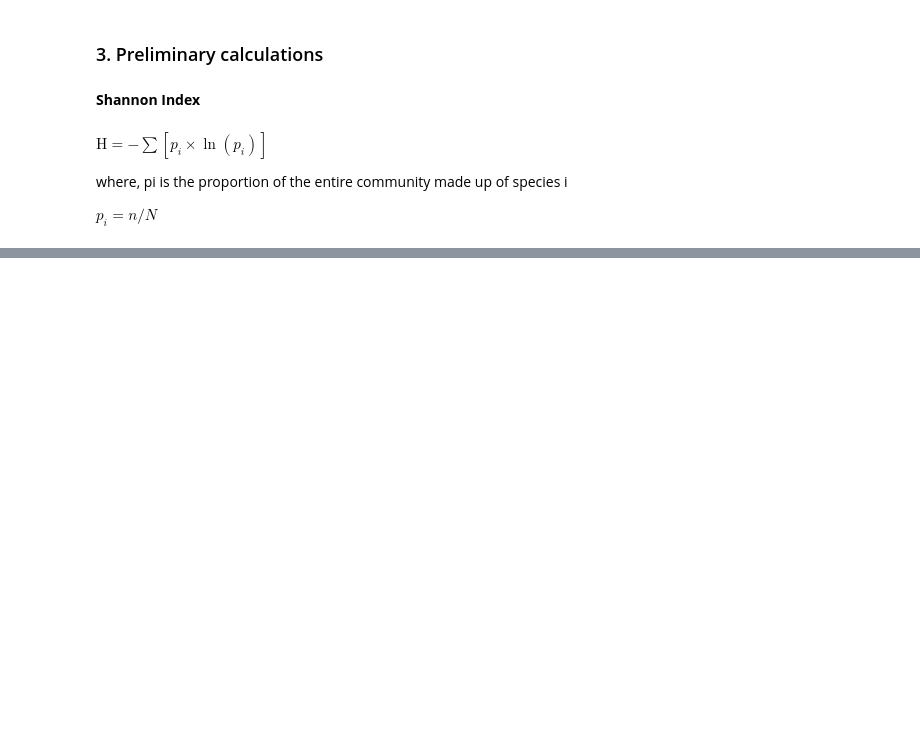
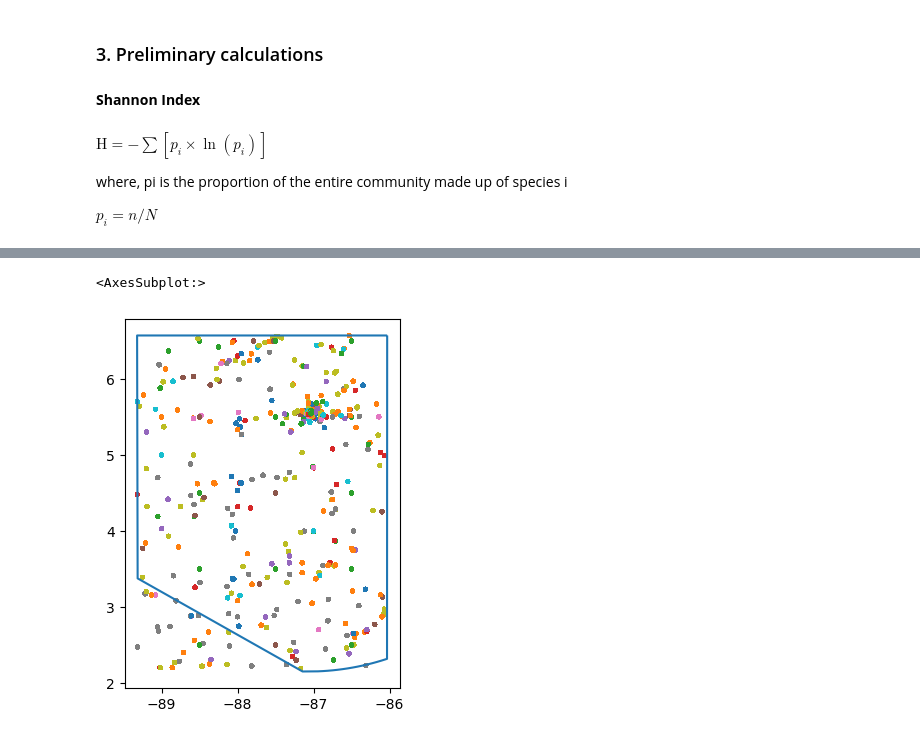
Before and after one commit to Open-Earth-Foundation/oceanprogram, a Jupyter notebook: Marine_Ecosystem_Credits/Marine_Biodiversity/MBU_Methodology/Modulating_Factor1_ShannonIndex.ipynb, the cells around one changed output, grey strips where cells are left out. Cells and saved outputs as stored; diff of their text form; code cells hidden in the pictures; blank space fills up the shorter version.

```diff
--- a/Marine_Ecosystem_Credits/Marine_Biodiversity/MBU_Methodology/Modulating_Factor1_ShannonIndex.ipynb
+++ b/Marine_Ecosystem_Credits/Marine_Biodiversity/MBU_Methodology/Modulating_Factor1_ShannonIndex.ipynb
@@ -161,0 +174,3 @@ shannon(ACMC, df, grid, 'abundance')
+# %%
+query = occurrences.search(geometry=geometry)
+query.execute()
@@ -161,0 +193,21 @@ shannon(ACMC, df, grid, 'abundance')
+# %%
+# Returns the data
+obis = query.data
+# %%
+# convert OBIS dataframe to geodataframe
+obis = gpd.GeoDataFrame(obis,
+                       geometry=gpd.points_from_xy(obis.decimalLongitude,
+                                          obis.decimalLatitude))
+# %%
+fake_abundance = [random.randint(1, 100) for _ in range(len(obis))]
+obis['abundance'] = fake_abundance
+# %%
+# plot protected area with marine species
+# select column name to plot
+column_name = 'scientificName'
+ax = ACMC.boundary.plot()
+obis.plot(ax=ax, markersize=5, column=column_name,
+        antialiased=False, legend_kwds={'bbox_to_anchor': (1, 1)})
+# %% [output]
+<AxesSubplot:>
+[figure, added]
```
Also changed, not shown: parts of 21 cells of this notebook, 8 other files.
